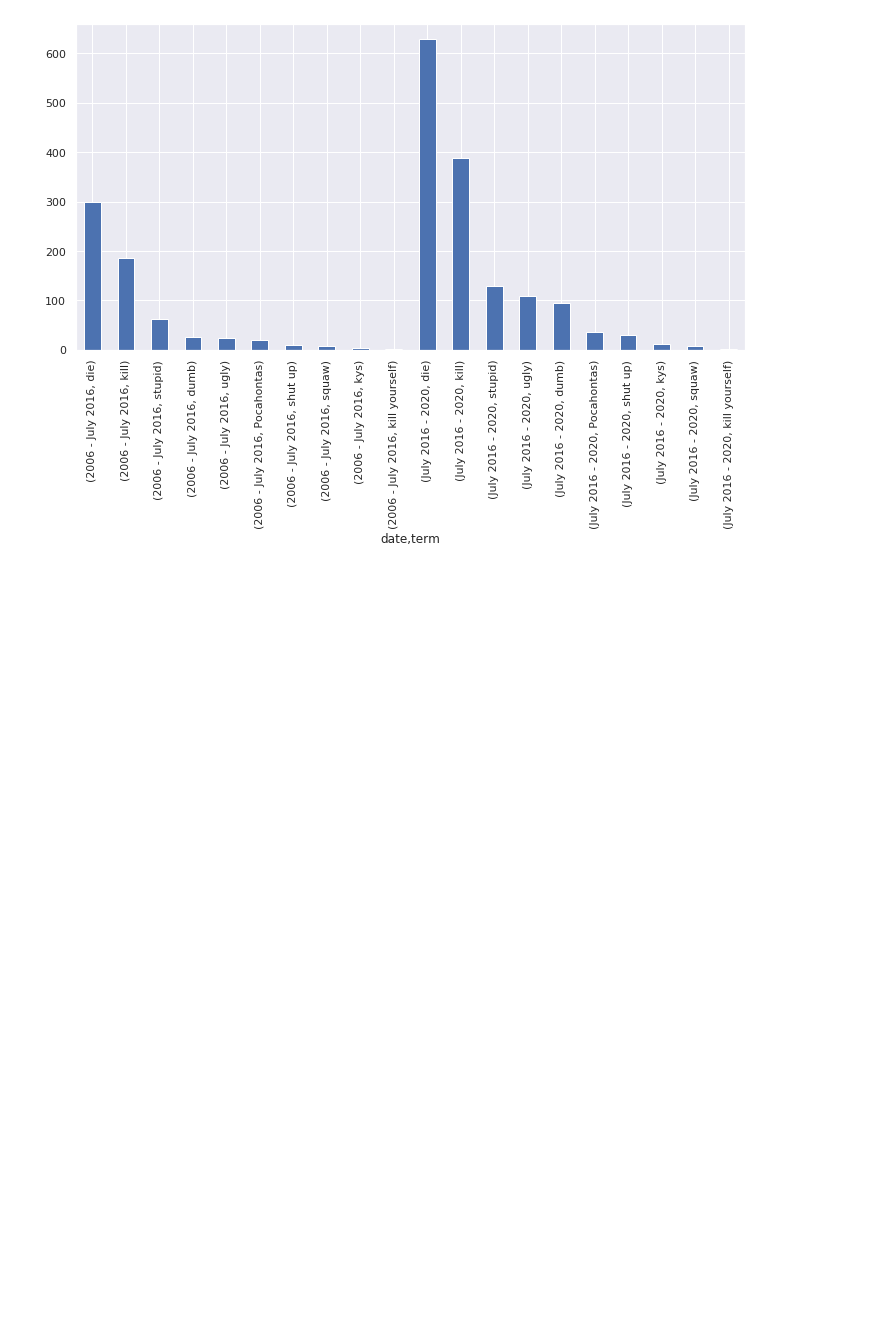
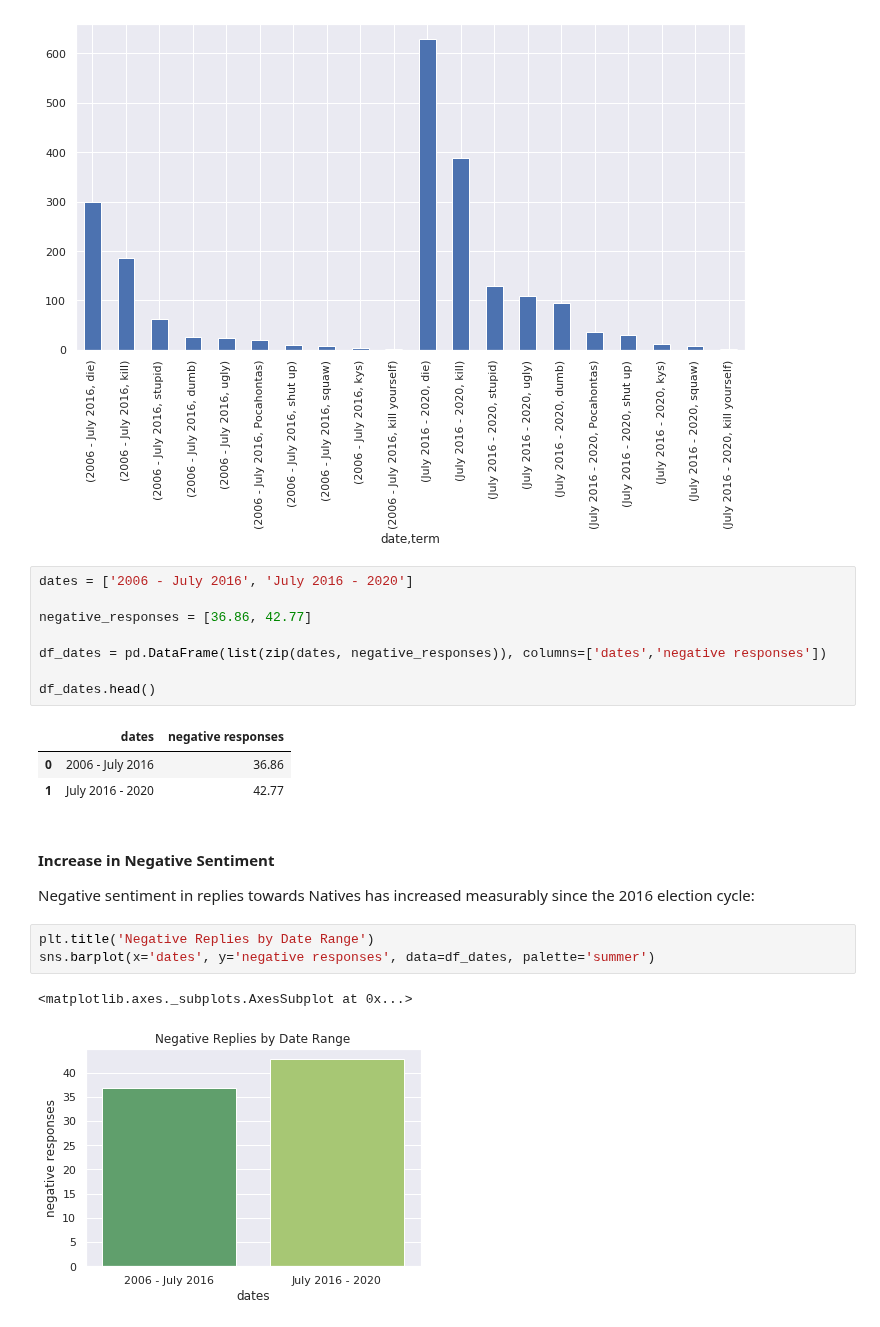
Before and after one commit to IndigenousEngineering/In-Reply, a Jupyter notebook: in_reply_1.ipynb, the cells around one changed output. Cells and saved outputs as stored; diff of their text form; blank space fills up the shorter version.

```diff
--- a/in_reply_1.ipynb
+++ b/in_reply_1.ipynb
@@ -1591,3 +1601,25 @@ terms_2016_2020.groupby("date").term.value_counts().plot.bar(figsize=(12,6))
 # %% [output]
 <matplotlib.axes._subplots.AxesSubplot at 0x...>
 [figure]
+# %%
+dates = ['2006 - July 2016', 'July 2016 - 2020']
+
+negative_responses = [36.86, 42.77]
+
+df_dates = pd.DataFrame(list(zip(dates, negative_responses)), columns=['dates','negative responses'])
+
+df_dates.head()
+# %% [output]
+|  | dates | negative responses |
+| 0 | 2006 - July 2016 | 36.86 |
+| 1 | July 2016 - 2020 | 42.77 |
+# %% [markdown]
+#### Increase in Negative Sentiment
+
+Negative sentiment in replies towards Natives has increased measurably since the 2016 election cycle:
+# %%
+plt.title('Negative Replies by Date Range')
+sns.barplot(x='dates', y='negative responses', data=df_dates, palette='summer')
+# %% [output]
+<matplotlib.axes._subplots.AxesSubplot at 0x...>
+[figure, added]
```
Also changed, not shown: parts of 4 cells of this notebook.
